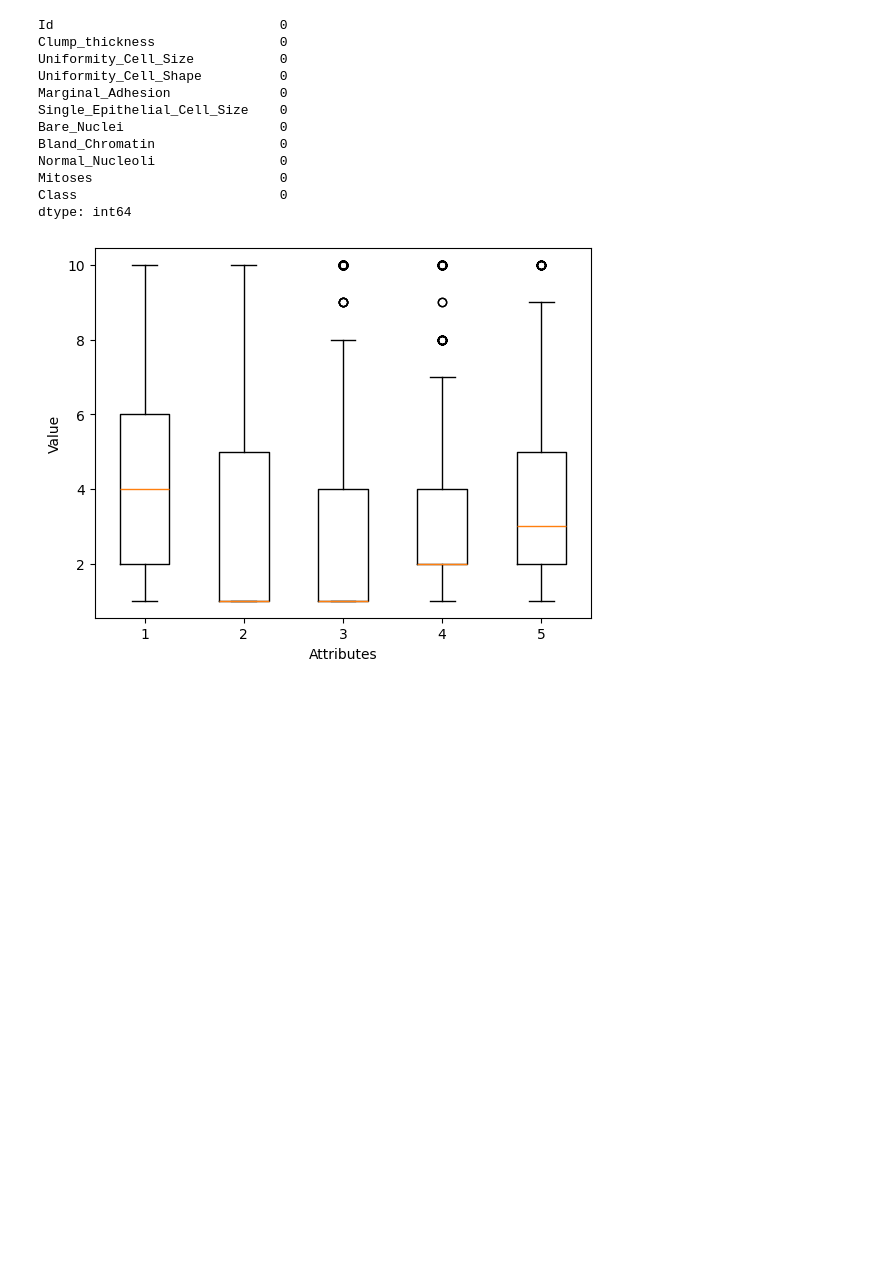
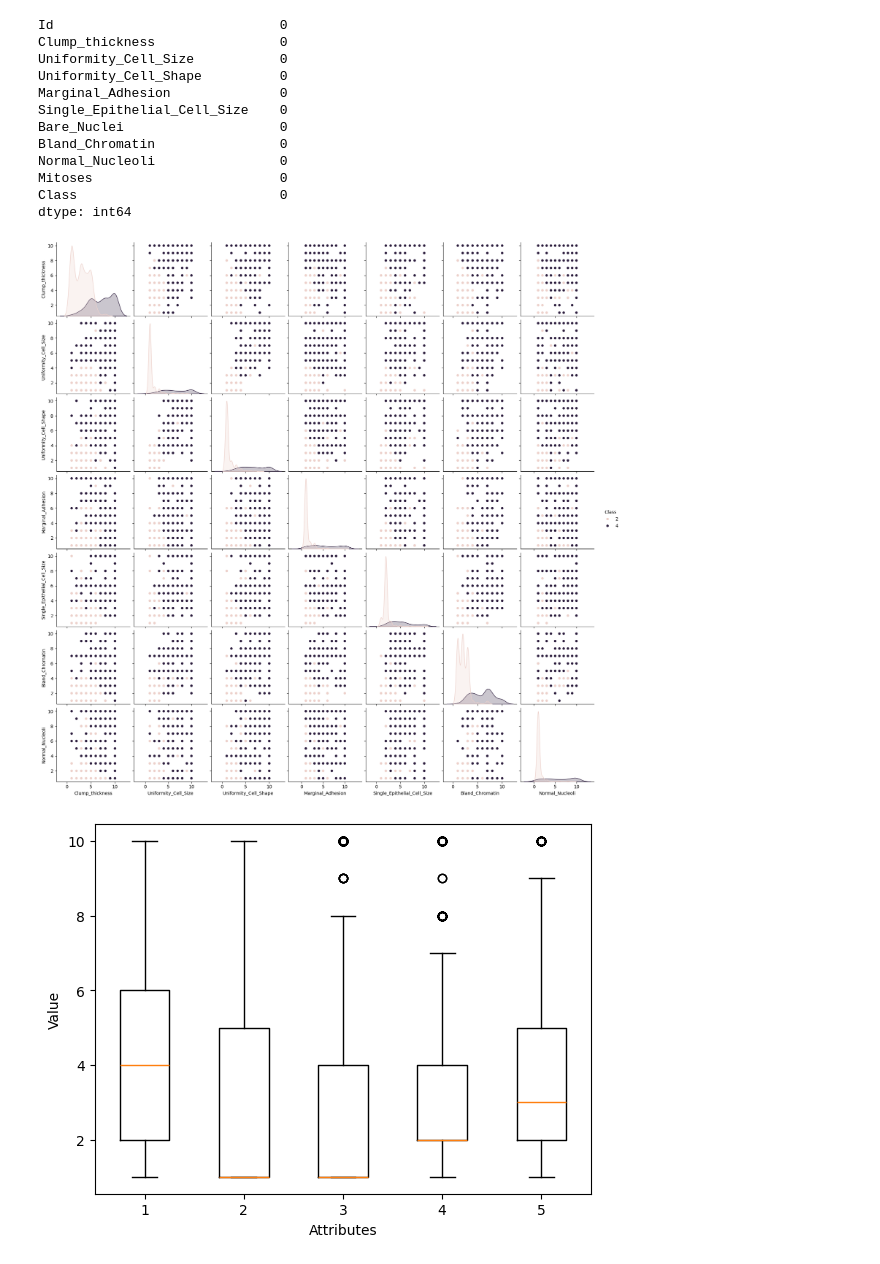
Before and after one commit to Park-HY-00/BAV, a Jupyter notebook: week9-hw.ipynb, the cells around one changed output. Saved outputs shown, nothing was run; the diff lists cells and outputs as text; code cells hidden in the pictures; blank space fills up the shorter version.

```diff
--- a/week9-hw.ipynb
+++ b/week9-hw.ipynb
@@ -70,3 +73,10 @@ dtype: int64
+# %%
+import seaborn as sns
+# Pair Plot
+sns.pairplot(df, hue='Class', diag_kind='kde')
+plt.show()
+# %% [output]
+[figure, added]
 # %%
 # 3. Exploratory data analysis: Outliers?
 data_to_boxplot = [df["Clump_thickness"], df["Uniformity_Cell_Size"], df["Marginal_Adhesion"], df["Single_Epithelial_Cell_Size"], df["Bland_Chromatin"]]
```
Also changed, not shown: parts of 12 cells of this notebook.
